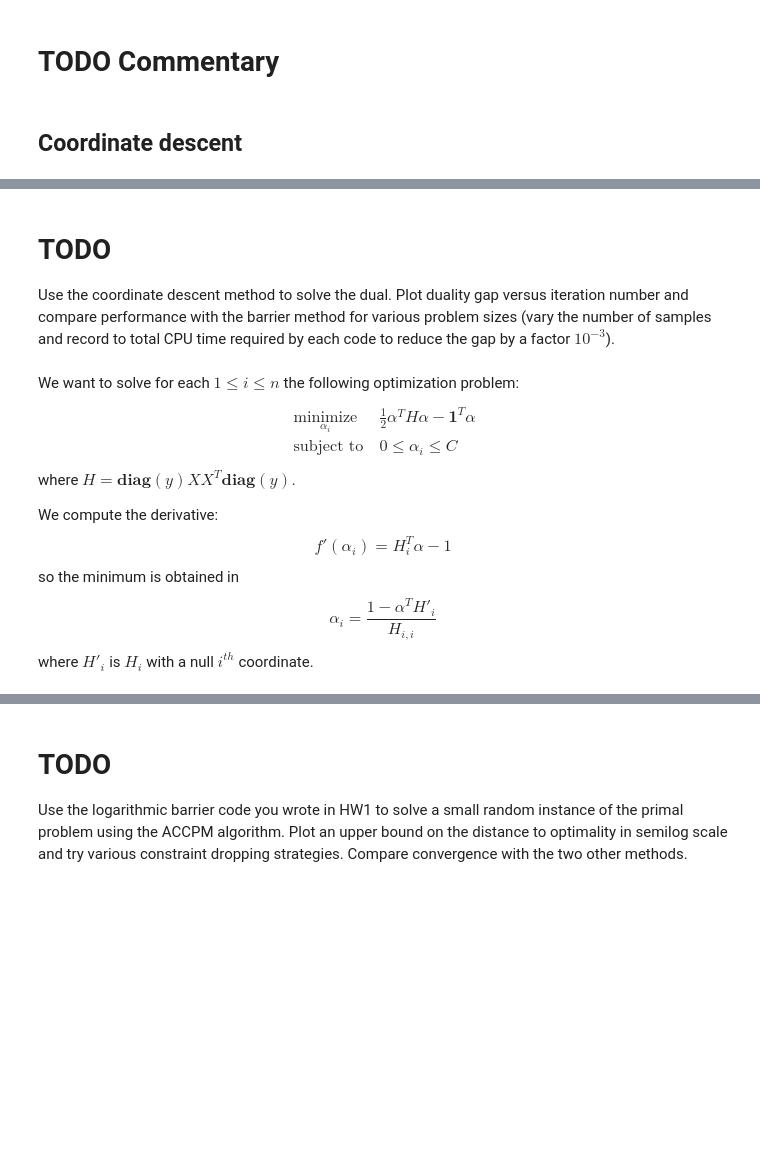
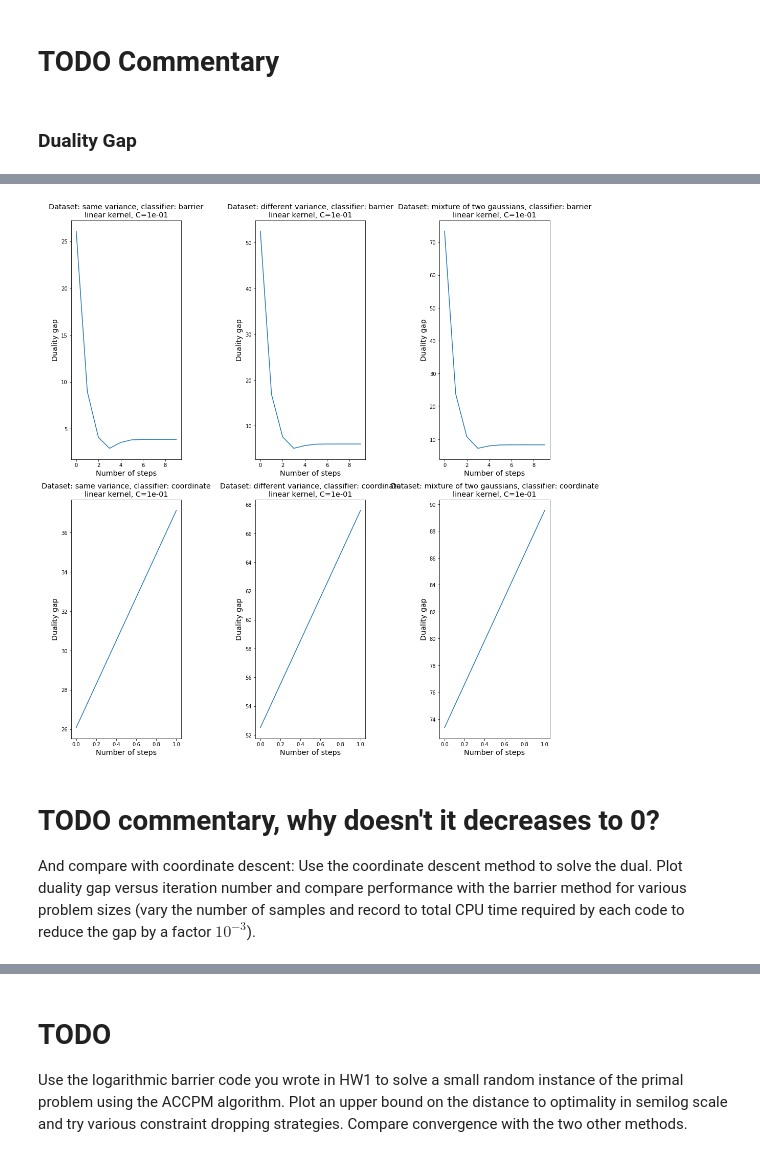
Before and after one commit to FlorentinGuth/SVM, a Jupyter notebook: SVM.ipynb, the cells around one changed output, grey strips where cells are left out. Cells and saved outputs as stored; diff of their text form; code cells hidden in the pictures; blank space fills up the shorter version.

Commit message:
Added more general barrier method, phase 1, general coordinate descent, and analytic center problem.

```diff
--- a/SVM.ipynb
+++ b/SVM.ipynb
@@ -522,4 +711,15 @@ Wall time: 306 ms
 # %% [markdown]
 # TODO Commentary
-# %% [markdown]
-## Coordinate descent
+# %% [markdown]
+### Duality Gap
+# %%
+figure(figsize=(5*n_datasets,2*15))
+i = 0
+for classifier in ["barrier", "coordinate"]:
+    for dataset in datasets:
+        i += 1
+        axes = subplot(n_classifiers, n_datasets, i)
+        print("Dataset: {}, {} classifier".format(dataset, classifier))
+        %time plot_duality_gap(axes, dataset, classifier, "linear", c=1e-1, ɛ=1e-6)
+tight_layout()
+# %% [output]
@@ -526,19 +744,5 @@ Wall time: 306 ms
+[figure, added]
 # %% [markdown]
-# TODO
+# TODO commentary, why doesn't it decreases to 0?
+And compare with coordinate descent:
 Use the coordinate descent method to solve the dual. Plot duality gap versus iteration number and compare performance with the barrier method for various problem sizes (vary the number of samples and record to total CPU time required by each code to reduce the gap by a factor ${10}^{-3}$).
-# %% [markdown]
-We want to solve for each $1 \le i \le n$ the following optimization problem:
-\begin{equation*}
-\begin{aligned}
-& \underset{\alpha_i}{\text{minimize}}
-& & \frac12 \alpha^T H\alpha - \mathbf{1}^T\alpha \\
-& \text{subject to}
-& & 0 \le \alpha_i \le C
-\end{aligned}
-\end{equation*}
-where $H = \mathbf{diag}(y)XX^T\textbf{diag}(y)$.
-
-We compute the derivative:
-$$f'(α_i) = H_i^Tα-1$$
-so the minimum is obtained in $$α_i = \frac{1 - α^TH'_i}{H_{i, i}} $$
-where $H'_{i}$ is $H_i$ with a null $i^ {th}$ coordinate.
```
Also changed, not shown: parts of 21 cells of this notebook.
